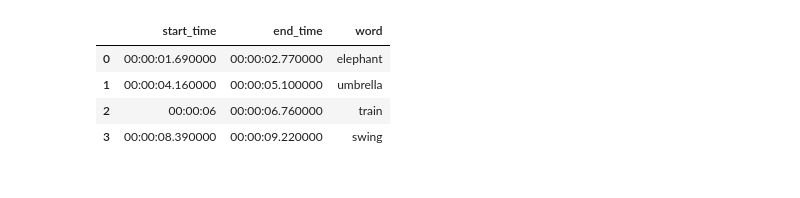
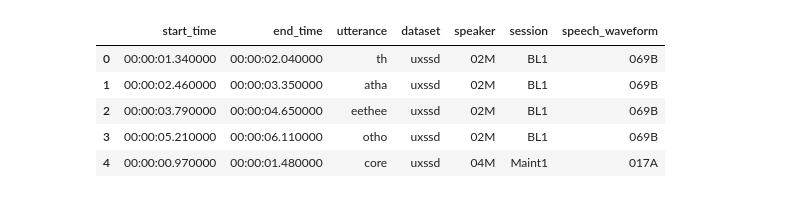
Before and after one commit to toopster/dsc-capstone-project, a Jupyter notebook: preprocessing.ipynb, the cells around one changed output. Drawn from its saved outputs; the diff is of its cells as text; code cells hidden in the pictures.

Commit message:
Additional code for preprocessing the Ultrasuite datasets

```diff
--- a/preprocessing.ipynb
+++ b/preprocessing.ipynb
@@ -6,15 +8,45 @@ import librosa
-# %%
-df = pd.read_csv('data/ultrasuite/labels-uxtd-uxssd-upx/uxssd/word_labels/lab/01M-BL1-001A.lab',
-                 sep=" ",
-                 header=None)
-df.columns = ['start_time', 'end_time', 'word']
-df['word'] = df['word'].str.lower()
-df['start_time'] = pd.to_timedelta(df['start_time'] * 100)
-df['end_time'] = pd.to_timedelta(df['end_time'] * 100)
-df.head()
-# %% [output]
-|  | start_time | end_time | word |
-| 0 | 00:00:01.690000 | 00:00:02.770000 | elephant |
-| 1 | 00:00:04.160000 | 00:00:05.100000 | umbrella |
-| 2 | 00:00:06 | 00:00:06.760000 | train |
-| 3 | 00:00:08.390000 | 00:00:09.220000 | swing |
+# %%
+# Function for extracting and combining labels from .lab files into a DataFrame
+def load_ultrasuite_labels(src_directory, src_dataset):
+
+    directory = src_directory + src_dataset + '/word_labels/lab/'
+    columns = ['start_time', 'end_time', 'utterance']
+    all_labels_df = pd.DataFrame()
+
+    for filename in os.listdir(directory):
+
+        filepath = directory + filename
+
+        labels_df = pd.read_csv(filepath, sep=" ", header=None, names=columns)
+
+        # Extract the speaker, session and speech data from the filename and add to the dataframe
+        labels_df['dataset'] = src_dataset
+        labels_df['speaker'] = filename[0:3]
+        if len(filename[4:-9]) == 0:
+            labels_df['session'] = None
+        else:
+            labels_df['session'] = filename[4:-9]
+        labels_df['speech_waveform'] = filename[-8:-4]
+
+        # Tidy up data formatting and correct time based units
+        labels_df['utterance'] = labels_df['utterance'].str.lower()
+        labels_df['start_time'] = pd.to_timedelta(labels_df['start_time'] * 100)
+        labels_df['end_time'] = pd.to_timedelta(labels_df['end_time'] * 100)
+
+        # Append incoming labels to existing dataframe
+        all_labels_df = all_labels_df.append(labels_df, ignore_index=True)
+
+    return all_labels_df
+# %%
+# Load the labels for the Ultrax Speech Sound Disorders dataset
+uxssd_df = load_ultrasuite_labels('data/ultrasuite/labels-uxtd-uxssd-upx/', 'uxssd')
+# %%
+# Preview the data
+uxssd_df.head()
+# %% [output]
+|  | start_time | end_time | utterance | dataset | speaker | session | speech_waveform |
+| 0 | 00:00:01.340000 | 00:00:02.040000 | th | uxssd | 02M | BL1 | 069B |
+| 1 | 00:00:02.460000 | 00:00:03.350000 | atha | uxssd | 02M | BL1 | 069B |
+| 2 | 00:00:03.790000 | 00:00:04.650000 | eethee | uxssd | 02M | BL1 | 069B |
+| 3 | 00:00:05.210000 | 00:00:06.110000 | otho | uxssd | 02M | BL1 | 069B |
+| 4 | 00:00:00.970000 | 00:00:01.480000 | core | uxssd | 04M | Maint1 | 017A |
```
Also changed, not shown: parts of 9 cells of this notebook.
